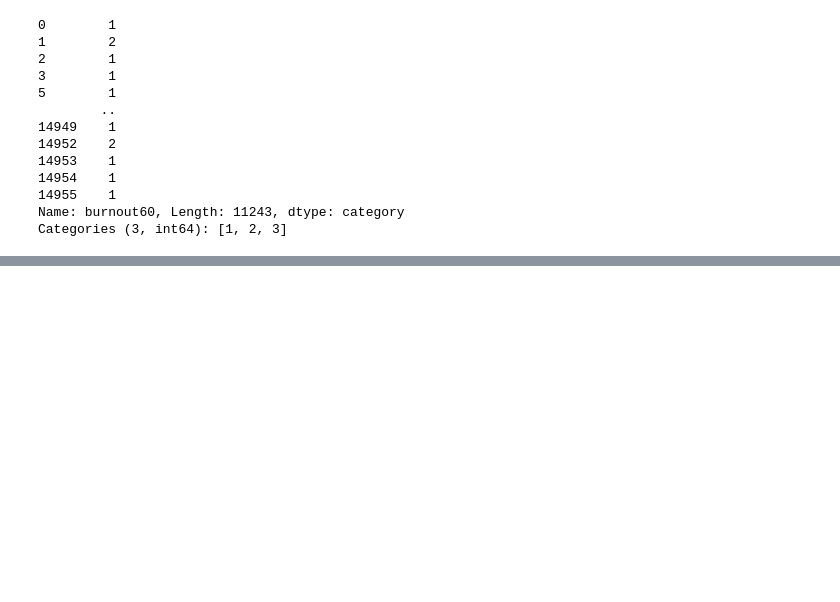
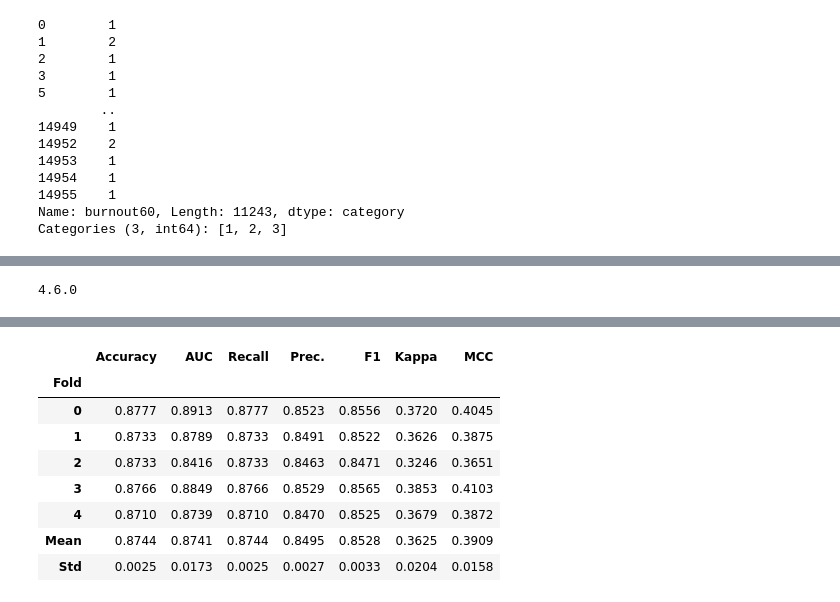
Before and after one commit to momoT2/2-project, a Jupyter notebook: 0826_2PD_H.ipynb, the cells around one changed output, grey strips where cells are left out. Cells and saved outputs as stored; diff of their text form; code cells hidden in the pictures; blank space fills up the shorter version.

```diff
--- a/0826_2PD_H.ipynb
+++ b/0826_2PD_H.ipynb
@@ -595,0 +584,8 @@ best = compare_models(fold=10, sort='AUC')
+# %%
+import lightgbm as lgb
+print(lgb.__version__)
+# %% [output]
+4.6.0
+# %%
+lgbm_model = create_model('lightgbm')
+# %% [output]
@@ -595,0 +593,9 @@ best = compare_models(fold=10, sort='AUC')
+|  | Accuracy | AUC | Recall | Prec. | F1 | Kappa | MCC |
+| Fold |  |  |  |  |  |  |  |
+| 0 | 0.8777 | 0.8913 | 0.8777 | 0.8523 | 0.8556 | 0.3720 | 0.4045 |
+| 1 | 0.8733 | 0.8789 | 0.8733 | 0.8491 | 0.8522 | 0.3626 | 0.3875 |
+| 2 | 0.8733 | 0.8416 | 0.8733 | 0.8463 | 0.8471 | 0.3246 | 0.3651 |
+| 3 | 0.8766 | 0.8849 | 0.8766 | 0.8529 | 0.8565 | 0.3853 | 0.4103 |
+| 4 | 0.8710 | 0.8739 | 0.8710 | 0.8470 | 0.8525 | 0.3679 | 0.3872 |
+| Mean | 0.8744 | 0.8741 | 0.8744 | 0.8495 | 0.8528 | 0.3625 | 0.3909 |
+| Std | 0.0025 | 0.0173 | 0.0025 | 0.0027 | 0.0033 | 0.0204 | 0.0158 |
```
Also changed, not shown: parts of 12 cells of this notebook, 1 other file.
